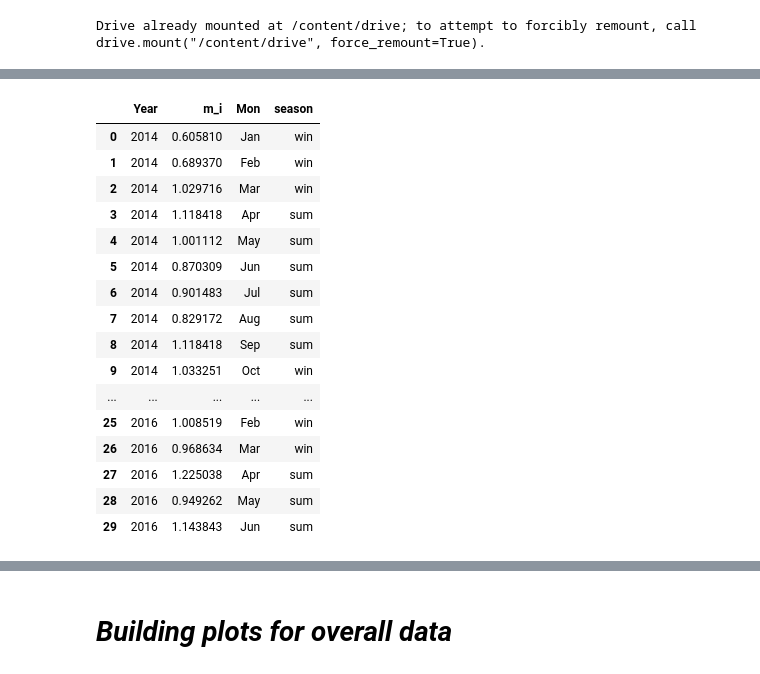
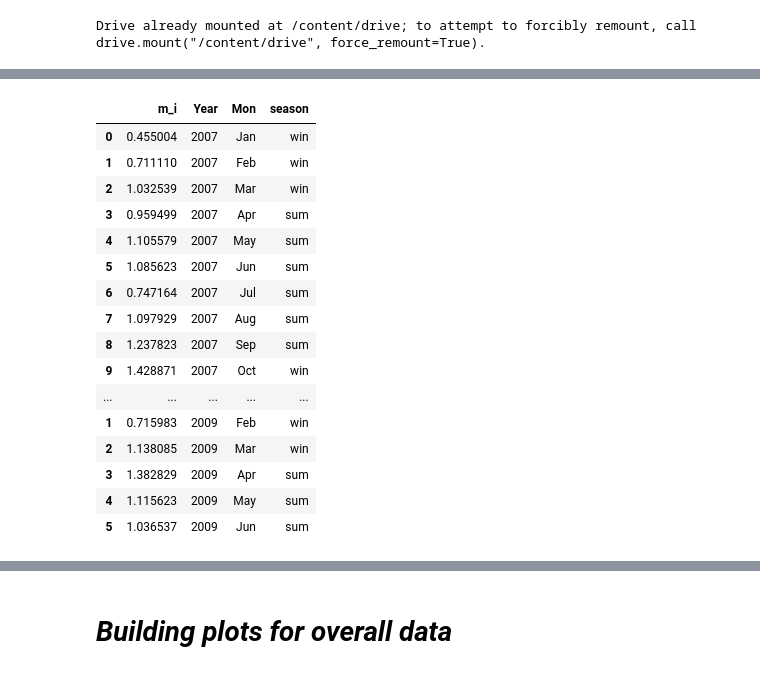
Before and after one commit to ADv0rnik/Data-analysis-for-JER, a Jupyter notebook: Monthly_index_calc_Mazyr.ipynb, the cells around one changed output, grey strips where cells are left out. Drawn from its saved outputs; the diff is of its cells as text; code cells hidden in the pictures.

```diff
--- a/Monthly_index_calc_Mazyr.ipynb
+++ b/Monthly_index_calc_Mazyr.ipynb
@@ -20,9 +20,9 @@ drive.mount('/content/drive')
 # %% [output]
 Drive already mounted at /content/drive; to attempt to forcibly remount, call drive.mount("/content/drive", force_remount=True).
 # %%
-path = '/content/drive/MyDrive/Colab Notebooks/Data for JER/Weekly_index13-18_Mazyr.csv'
+path = '/content/drive/MyDrive/Colab Notebooks/Data for JER/Weekly_index07-18_Mazyr.csv'
 df = pd.read_csv(path, parse_dates=['Date'])
-df.tail()
+df.head()
 #df.info()
 # %% [output]
 |  | Date | Conc | w_i |
@@ -62,14 +62,21 @@ def mi(my_df, year):
   #df_x_m.columns = ['M_i', 'Year']
   return df_x_m
 
-mi13 = mi(df_mod, 2013)
-mi1 = mi03.append(mi(df_mod, 2014))
-mi2 = mi1.append(mi(df_mod, 2015))
-mi3 = mi2.append(mi(df_mod, 2016))
-mi4 = mi3.append(mi(df_mod, 2017))
-mi5 = mi4.append(mi(df_mod, 2018))
+mi07 = mi(df_mod, 2007)
+mi1 = mi07.append(mi(df_mod, 2008))
+mi2 = mi1.append(mi(df_mod, 2009))
+mi3 = mi2.append(mi(df_mod, 2010))
+mi4 = mi3.append(mi(df_mod, 2011))
+mi5 = mi4.append(mi(df_mod, 2012))
+mi6 = mi5.append(mi(df_mod, 2013))
+mi7 = mi6.append(mi(df_mod, 2014))
+mi8 = mi7.append(mi(df_mod, 2015))
+mi9 = mi8.append(mi(df_mod, 2016))
+mi10 = mi9.append(mi(df_mod, 2017))
+mi11 = mi10.append(mi(df_mod, 2018))
 
-mi5['Mon'] = mi5['Month'].replace(m_dict)
-mi_fin=mi5.drop(['Month'], axis = 1)
+
+mi11['Mon'] = mi11['Month'].replace(m_dict)
+mi_fin=mi11.drop(['Month'], axis = 1)
 mi_fin
 # %% [output]
@@ -93,26 +96,26 @@ mi_fin
 # %%
 #adding seasons in front of Month
 mi_fin['season'] = np.where(mi_fin.Mon.isin(['Apr','May','Jun','Jul','Aug','Sep']), 'sum', 'win')
-mi_fin.columns = ('Year','m_i', 'Mon', 'season')
+mi_fin.columns = ('m_i', 'Year', 'Mon', 'season')
 mi_fin.head(30)
 # %% [output]
-|  | Year | m_i | Mon | season |
-| 0 | 2014 | 0.605810 | Jan | win |
-| 1 | 2014 | 0.689370 | Feb | win |
-| 2 | 2014 | 1.029716 | Mar | win |
-| 3 | 2014 | 1.118418 | Apr | sum |
-| 4 | 2014 | 1.001112 | May | sum |
-| 5 | 2014 | 0.870309 | Jun | sum |
-| 6 | 2014 | 0.901483 | Jul | sum |
-| 7 | 2014 | 0.829172 | Aug | sum |
-| 8 | 2014 | 1.118418 | Sep | sum |
-| 9 | 2014 | 1.033251 | Oct | win |
+|  | m_i | Year | Mon | season |
+| 0 | 0.455004 | 2007 | Jan | win |
+| 1 | 0.711110 | 2007 | Feb | win |
+| 2 | 1.032539 | 2007 | Mar | win |
+| 3 | 0.959499 | 2007 | Apr | sum |
+| 4 | 1.105579 | 2007 | May | sum |
+| 5 | 1.085623 | 2007 | Jun | sum |
+| 6 | 0.747164 | 2007 | Jul | sum |
+| 7 | 1.097929 | 2007 | Aug | sum |
+| 8 | 1.237823 | 2007 | Sep | sum |
+| 9 | 1.428871 | 2007 | Oct | win |
 | ... | ... | ... | ... | ... |
-| 25 | 2016 | 1.008519 | Feb | win |
-| 26 | 2016 | 0.968634 | Mar | win |
-| 27 | 2016 | 1.225038 | Apr | sum |
-| 28 | 2016 | 0.949262 | May | sum |
-| 29 | 2016 | 1.143843 | Jun | sum |
+| 1 | 0.715983 | 2009 | Feb | win |
+| 2 | 1.138085 | 2009 | Mar | win |
+| 3 | 1.382829 | 2009 | Apr | sum |
+| 4 | 1.115623 | 2009 | May | sum |
+| 5 | 1.036537 | 2009 | Jun | sum |
 # %%
 mi_sum = mi_fin.loc[mi_fin['Mon'].isin(['Apr','May','Jun','Jul','Aug','Sep'])]
 mi_sum
```
Also changed, not shown: parts of 12 cells of this notebook.
